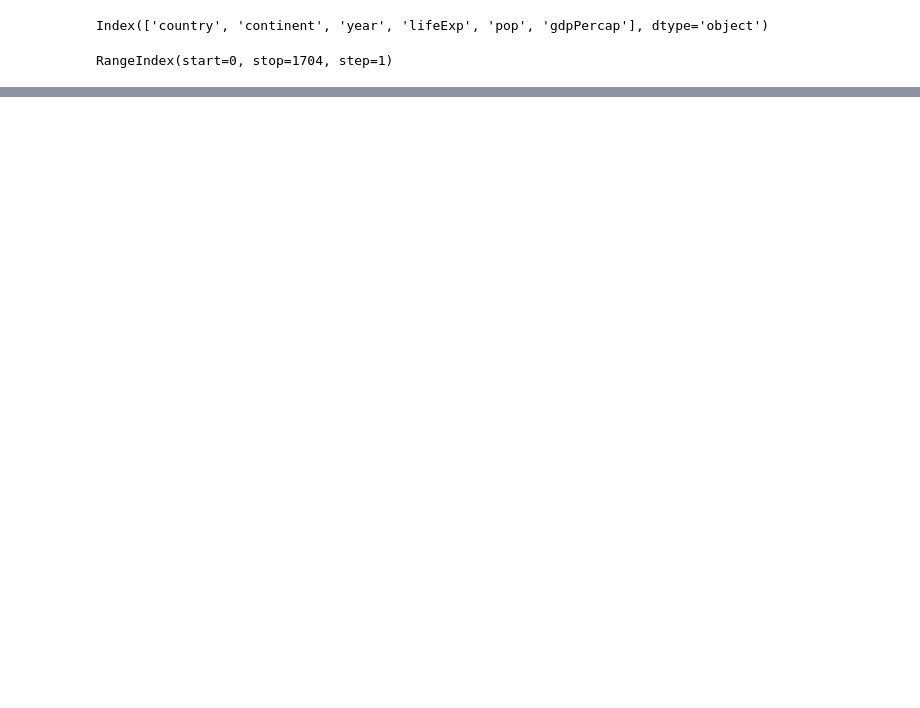
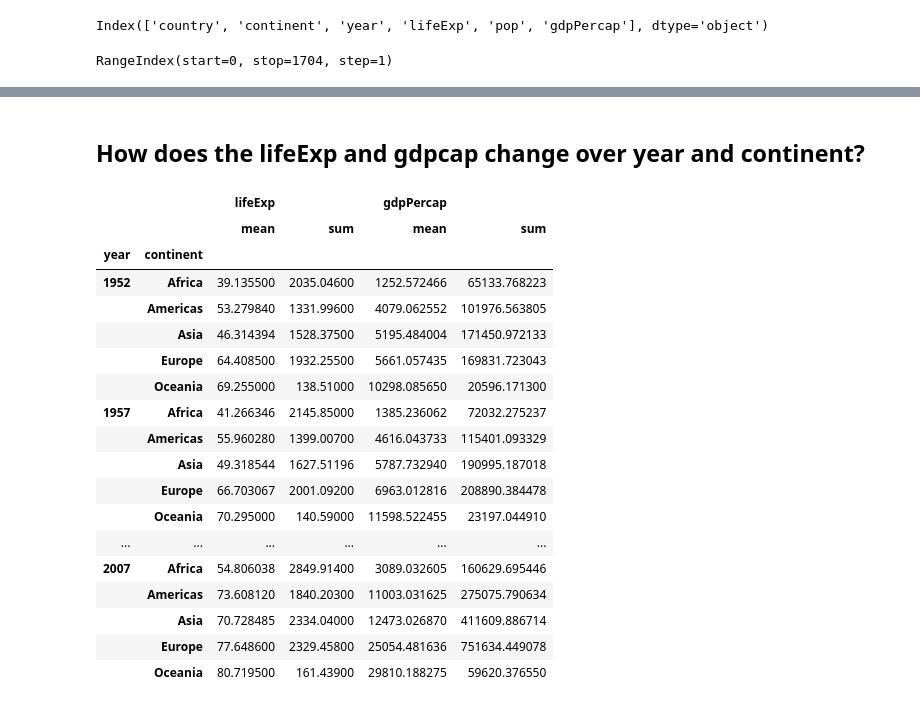
Before and after one commit to Trantuvan/pandas_scipy_2020, a Jupyter notebook: intro.ipynb, the cells around one changed output, grey strips where cells are left out. Saved outputs shown, nothing was run; the diff lists cells and outputs as text; code cells hidden in the pictures; blank space fills up the shorter version.

```diff
--- a/intro.ipynb
+++ b/intro.ipynb
@@ -67,0 +232,24 @@ RangeIndex(start=0, stop=1704, step=1)
+# %% [markdown]
+## How does the lifeExp and gdpcap change over year and continent?
+# %%
+df.groupby(by=['year','continent'])[['lifeExp','gdpPercap']].agg(['mean','sum'])
+# %% [output]
+|  |  | lifeExp |  | gdpPercap |  |
+|  |  | mean | sum | mean | sum |
+| year | continent |  |  |  |  |
+| 1952 | Africa | 39.135500 | 2035.04600 | 1252.572466 | 65133.768223 |
+|  | Americas | 53.279840 | 1331.99600 | 4079.062552 | 101976.563805 |
+|  | Asia | 46.314394 | 1528.37500 | 5195.484004 | 171450.972133 |
+|  | Europe | 64.408500 | 1932.25500 | 5661.057435 | 169831.723043 |
+|  | Oceania | 69.255000 | 138.51000 | 10298.085650 | 20596.171300 |
+| 1957 | Africa | 41.266346 | 2145.85000 | 1385.236062 | 72032.275237 |
+|  | Americas | 55.960280 | 1399.00700 | 4616.043733 | 115401.093329 |
+|  | Asia | 49.318544 | 1627.51196 | 5787.732940 | 190995.187018 |
+|  | Europe | 66.703067 | 2001.09200 | 6963.012816 | 208890.384478 |
+|  | Oceania | 70.295000 | 140.59000 | 11598.522455 | 23197.044910 |
+| ... | ... | ... | ... | ... | ... |
+| 2007 | Africa | 54.806038 | 2849.91400 | 3089.032605 | 160629.695446 |
+|  | Americas | 73.608120 | 1840.20300 | 11003.031625 | 275075.790634 |
+|  | Asia | 70.728485 | 2334.04000 | 12473.026870 | 411609.886714 |
+|  | Europe | 77.648600 | 2329.45800 | 25054.481636 | 751634.449078 |
+|  | Oceania | 80.719500 | 161.43900 | 29810.188275 | 59620.376550 |
```
Also changed, not shown: parts of 24 cells of this notebook.
